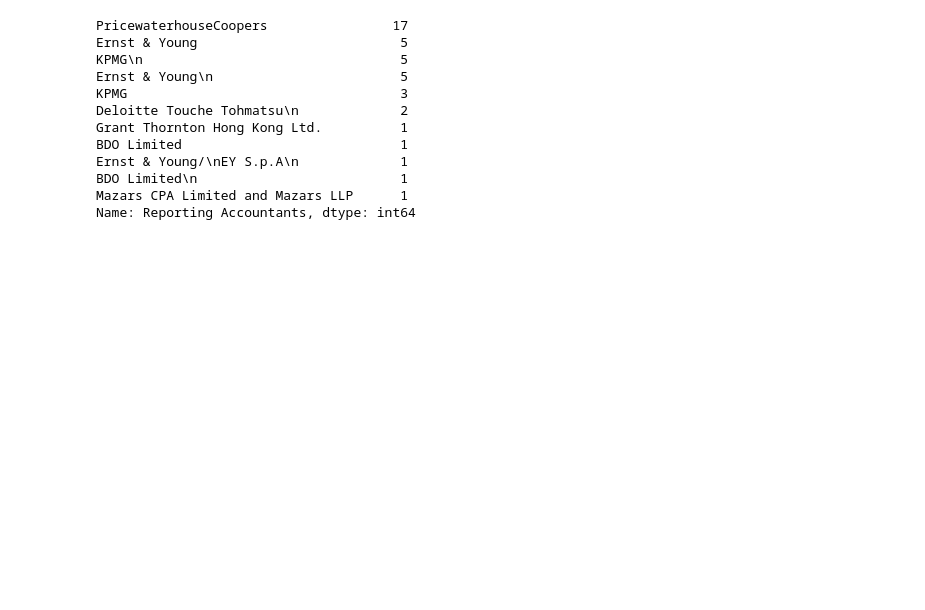
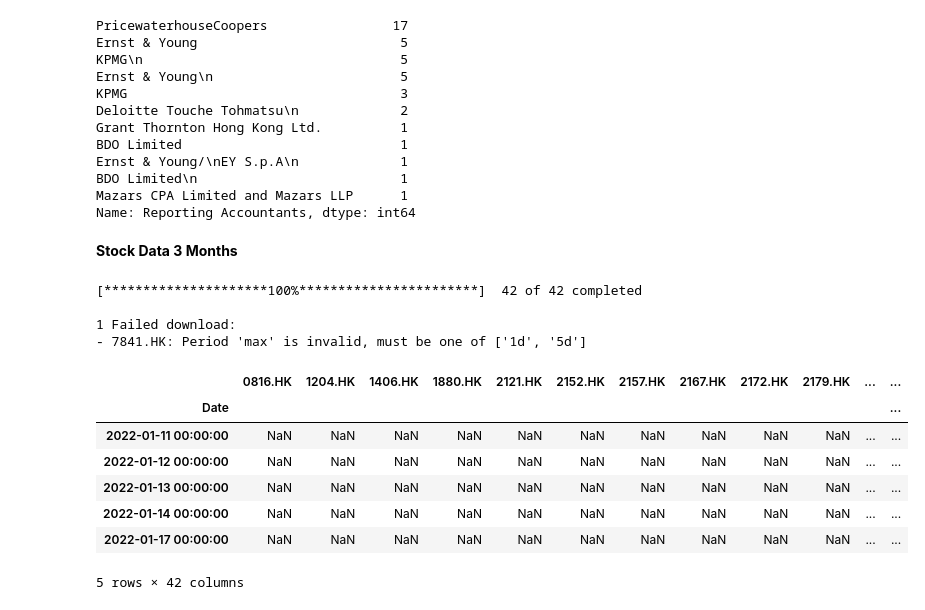
Before and after one commit to isabellasonoma/DS-Projects, a Jupyter notebook: IPO Data.ipynb, the cells around one changed output. Cells and saved outputs as stored; diff of their text form; code cells hidden in the pictures; blank space fills up the shorter version.

```diff
--- a/IPO Data.ipynb
+++ b/IPO Data.ipynb
@@ -198,3 +240,5 @@ Ernst & Young/\nEY S.p.A\n             1
 BDO Limited\n                          1
 Mazars CPA Limited and Mazars LLP      1
 Name: Reporting Accountants, dtype: int64
+# %% [markdown]
+**Stock Data 3 Months**
@@ -200,0 +255,22 @@ Name: Reporting Accountants, dtype: int64
+# %%
+start = '2022-01-03'
+end = '2023-03-08'
+
+# Read data
+dataset = yf.download(symbols,start,end)['Adj Close']
+
+# View Columns
+dataset.head()
+# %% [output]
+[*********************100%***********************]  42 of 42 completed
+
+1 Failed download:
+- 7841.HK: Period 'max' is invalid, must be one of ['1d', '5d']
+|  | 0816.HK | 1204.HK | 1406.HK | 1880.HK | 2121.HK | 2152.HK | 2157.HK | 2167.HK | 2172.HK | 2179.HK | ... | ... |
+| Date |  |  |  |  |  |  |  |  |  |  |  | ... |
+| 2022-01-11 00:00:00 | NaN | NaN | NaN | NaN | NaN | NaN | NaN | NaN | NaN | NaN | ... | ... |
+| 2022-01-12 00:00:00 | NaN | NaN | NaN | NaN | NaN | NaN | NaN | NaN | NaN | NaN | ... | ... |
+| 2022-01-13 00:00:00 | NaN | NaN | NaN | NaN | NaN | NaN | NaN | NaN | NaN | NaN | ... | ... |
+| 2022-01-14 00:00:00 | NaN | NaN | NaN | NaN | NaN | NaN | NaN | NaN | NaN | NaN | ... | ... |
+| 2022-01-17 00:00:00 | NaN | NaN | NaN | NaN | NaN | NaN | NaN | NaN | NaN | NaN | ... | ... |
+5 rows × 42 columns
```
Also changed, not shown: parts of 22 cells of this notebook.
